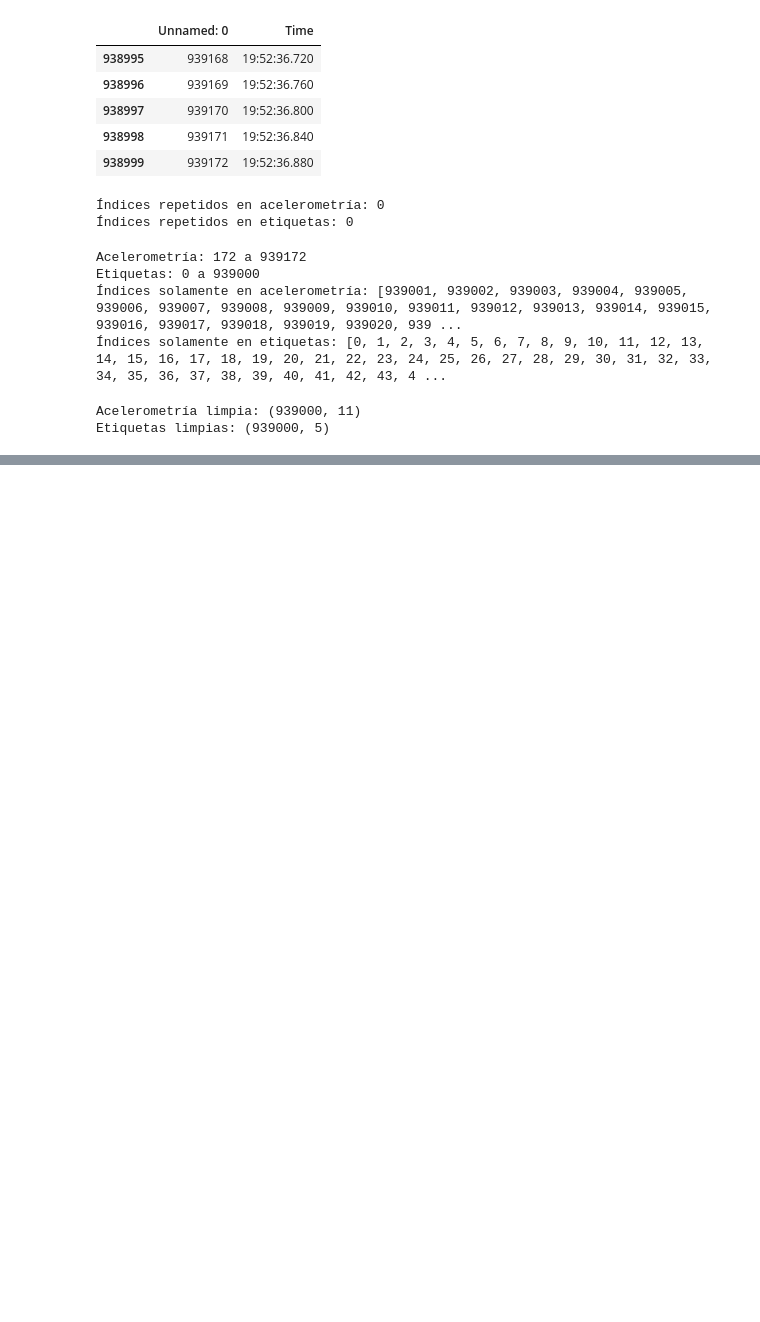
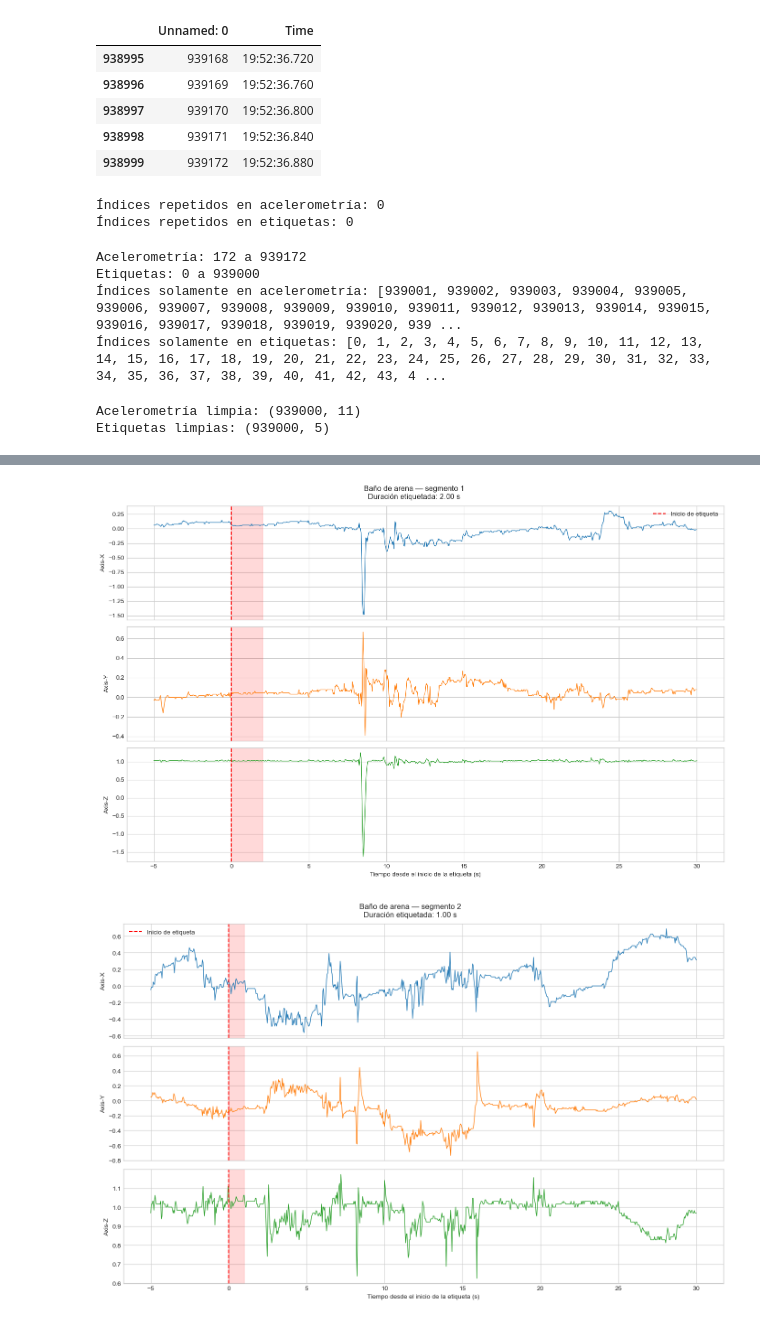
Before and after one commit to EloyMoyano/Bases_de_datos_codornices, a Jupyter notebook: notebooks/01_exploracion_T02.ipynb, the cells around one changed output, grey strips where cells are left out. Saved outputs shown, nothing was run; the diff lists cells and outputs as text; code cells hidden in the pictures; blank space fills up the shorter version.

```diff
--- a/notebooks/01_exploracion_T02.ipynb
+++ b/notebooks/01_exploracion_T02.ipynb
@@ -315,0 +573,20 @@ Base T02: (939000, 16)
+# %%
+segmentos_bano_ordenados = (
+    segmentos_bano
+    .sort_values(
+        "duracion_etiqueta_s",
+        ascending=False
+    )
+    .reset_index(drop=True)
+)
+
+display(
+    segmentos_bano_ordenados[
+        [
+            "sample_id_inicio",
+            "sample_id_fin",
+            "muestras",
+            "duracion_etiqueta_s"
+        ]
+    ].head(10)
+)
@@ -315,0 +604,14 @@ Base T02: (939000, 16)
+# %%
+for numero in range(
+    min(5, len(segmentos_bano_ordenados))
+):
+    graficar_evento(
+        datos_t02,
+        segmentos_bano_ordenados,
+        numero=numero,
+        segundos_antes=5,
+        segundos_despues=30
+    )
+# %% [output]
+[figure, added]
+[figure, added]
```
Also changed, not shown: parts of 9 cells of this notebook.
